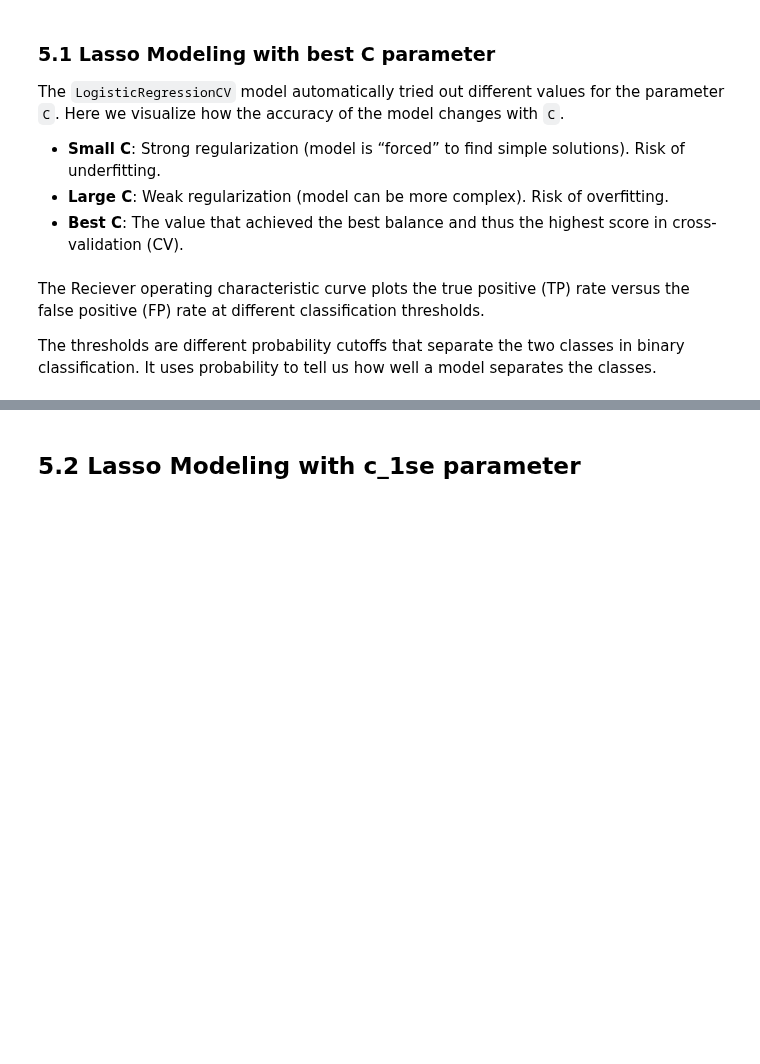
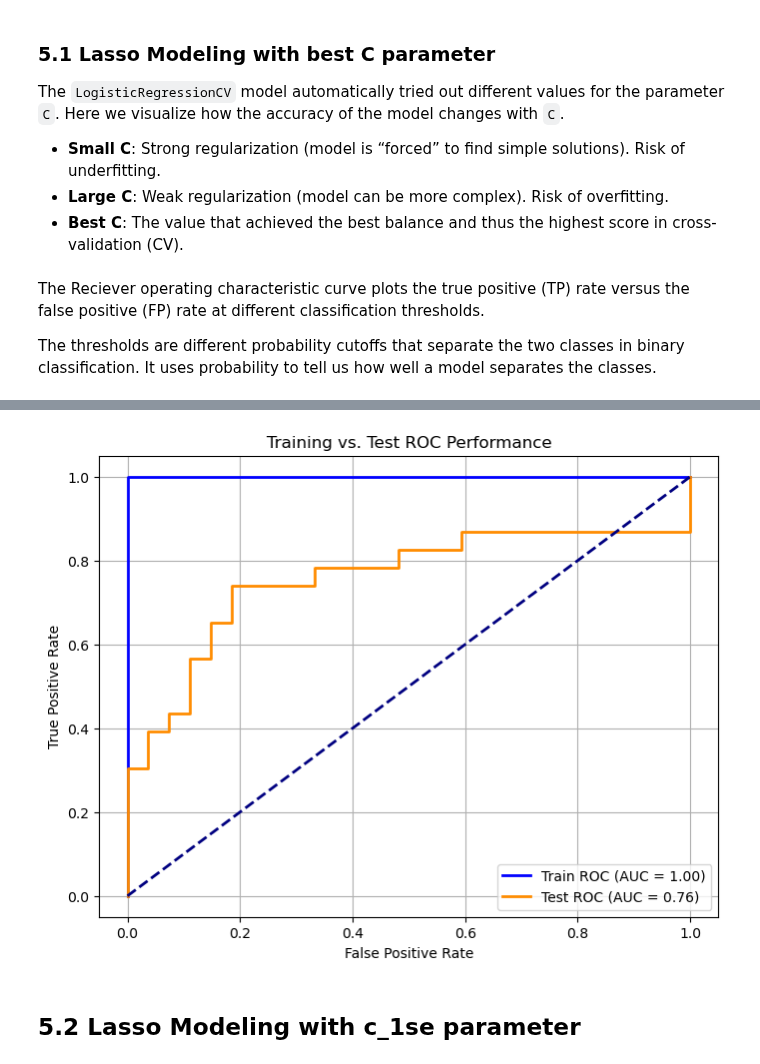
Before and after one commit to LabMedDHM/lotta_frag, a Jupyter notebook: 04_lasso_modeling.ipynb, the cells around one changed output, grey strips where cells are left out. Cells and saved outputs as stored; diff of their text form; code cells hidden in the pictures; blank space fills up the shorter version.

```diff
--- a/04_lasso_modeling.ipynb
+++ b/04_lasso_modeling.ipynb
@@ -291,21 +293,25 @@ Confirmed ROC AUC on test set: 0.7585
 # %%
 y_prob_train = pipeline.predict_proba(X_train)[:, 1]
 y_prob_test = pipeline.predict_proba(X_test)[:, 1]
 
 fpr_train, tpr_train, _ = roc_curve(y_train, y_prob_train)
 fpr_test, tpr_test, _ = roc_curve(y_test, y_prob_test)
 
 plt.figure(figsize=(8, 6))
+auc_train = roc_auc_score(y_train, y_prob_train)
+auc_test = roc_auc_score(y_test, y_prob_test)
 plt.plot(fpr_train, tpr_train, color='blue', lw=2, label=f'Train ROC (AUC = {auc_train:.2f})')
 plt.plot(fpr_test, tpr_test, color='darkorange', lw=2, label=f'Test ROC (AUC = {auc_test:.2f})')
 plt.plot([0, 1], [0, 1], color='navy', lw=2, linestyle='--')
 
 plt.title('Training vs. Test ROC Performance')
 plt.xlabel('False Positive Rate')
 plt.ylabel('True Positive Rate')
 plt.legend(loc="lower right")
 plt.grid(True)
 plt.show()
+# %% [output]
+[figure, added]
 # %% [markdown]
 ## 5.2 Lasso Modeling with c_1se parameter
 # %%
```
Also changed, not shown: parts of 7 cells of this notebook, 1 other file.
